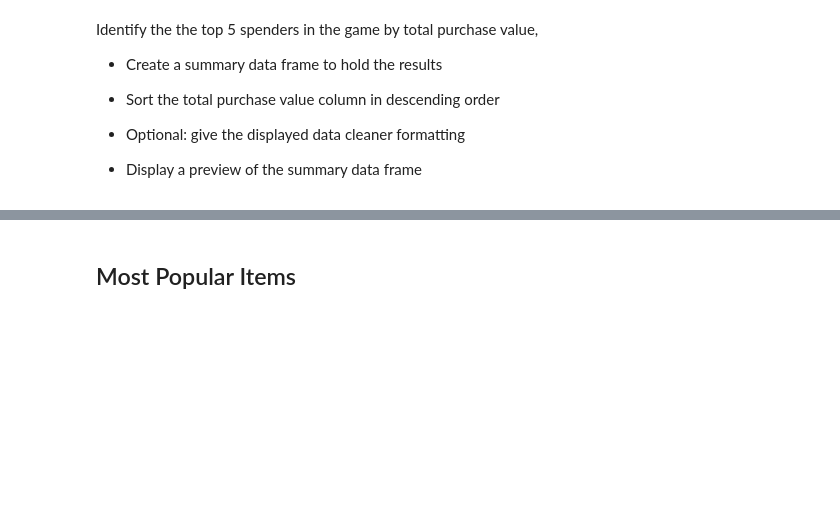
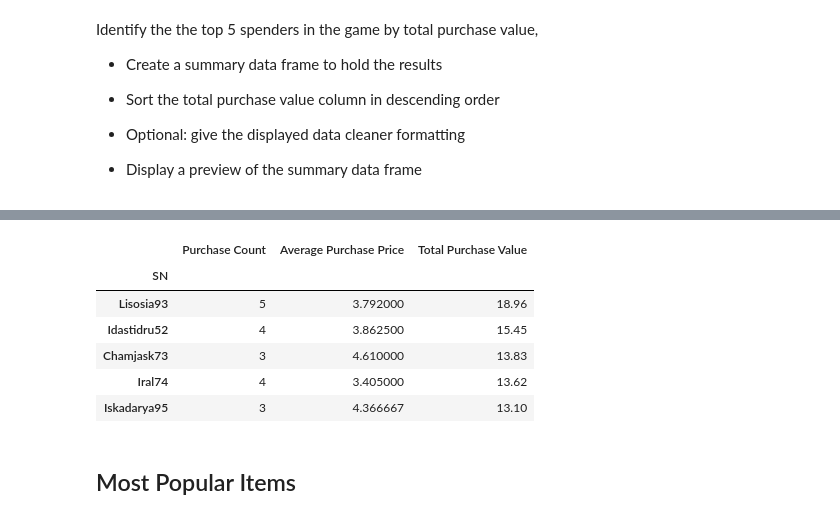
Before and after one commit to ermcgrew/pandas-challenge, a Jupyter notebook: HeroesOfPymoli/Main.ipynb, the cells around one changed output, grey strips where cells are left out. Drawn from its saved outputs; the diff is of its cells as text; code cells hidden in the pictures; blank space fills up the shorter version.

Commit message:
top spenders done

```diff
--- a/HeroesOfPymoli/Main.ipynb
+++ b/HeroesOfPymoli/Main.ipynb
@@ -270,3 +261,34 @@ Identify the the top 5 spenders in the game by total purchase value,
+# %%
+#group by SN to combine all purchases for each user into one row and find count, average, and total value
+grouped_SN = purchase_data.groupby(["SN"]).agg({"Price": ["count", "mean", "sum"]})
+
+#grouped_SN = purchase_data.groupby(["SN"]).agg("Purchase Count"=pd.NamedAgg("Price", "count"), "Average Purchase Price"=pd.NamedAgg("Price", "mean"), "Total Purchase Value"=pd.NamedAgg("Price", "sum"))
+
+#rename columns
+grouped_SN = grouped_SN.rename(columns={"count": "Purchase Count",
+                                                        'mean': "Average Purchase Price",
+                                                        "sum": "Total Purchase Value"})
+#remove "Price" at top of chart
+grouped_SN.columns = grouped_SN.columns.droplevel(level=0)
+
+#sort to place highest spenders first
+sorted_SN_df = grouped_SN.sort_values("Total Purchase Value", ascending=False)
+
+#pull out top 5 spenders
+top5_df = sorted_SN_df.iloc[0:5, :]
+top5_df
+
+#format columns
+#top5_df["Average Purchase Price"]=top5_df["Average Purchase Price"].map("${:.2f}".format)
+#top5_df["Total Purchase Value"]=top5_df["Total Purchase Value"].map("${:.2f}".format)
+# %% [output]
+|  | Purchase Count | Average Purchase Price | Total Purchase Value |
+| SN |  |  |  |
+| Lisosia93 | 5 | 3.792000 | 18.96 |
+| Idastidru52 | 4 | 3.862500 | 15.45 |
+| Chamjask73 | 3 | 4.610000 | 13.83 |
+| Iral74 | 4 | 3.405000 | 13.62 |
+| Iskadarya95 | 3 | 4.366667 | 13.10 |
 # %% [markdown]
 ## Most Popular Items
 # %% [markdown]
```
Also changed, not shown: parts of 1 cell of this notebook.
